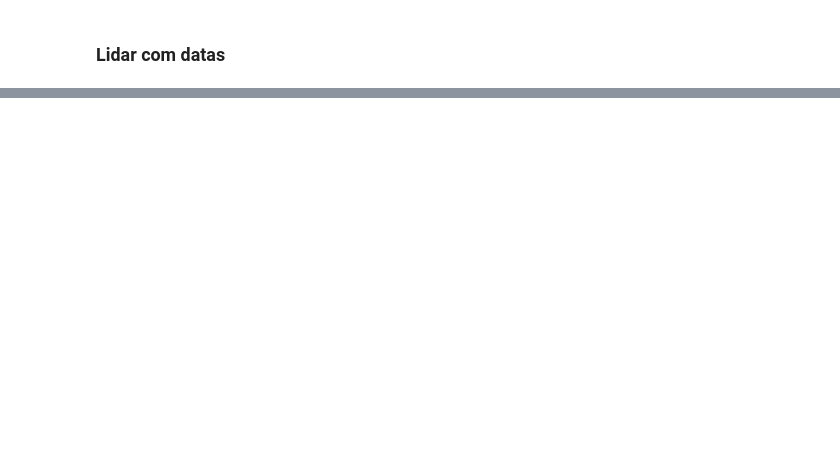
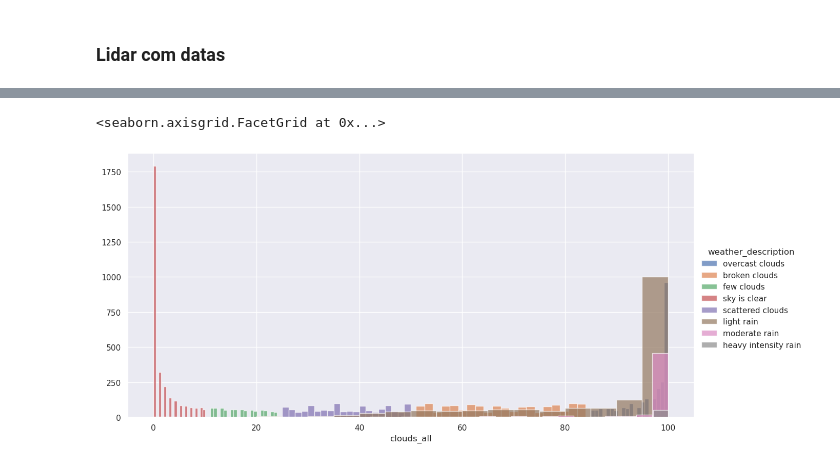
Before and after one commit to joaofaria19/DAA-Trabalho, a Jupyter notebook: competicao.ipynb, the cells around one changed output, grey strips where cells are left out. Saved outputs shown, nothing was run; the diff lists cells and outputs as text; code cells hidden in the pictures; blank space fills up the shorter version.

```diff
--- a/competicao.ipynb
+++ b/competicao.ipynb
@@ -459,0 +510,2 @@ plt.show()
+# %%
+df_train.drop('city_name',axis=1,inplace=True)
@@ -459,0 +563,8 @@ plt.show()
+# %%
+sns.set_style('darkgrid')
+g = sns.FacetGrid(df_train,hue='weather_description',height=6,aspect=2)
+g = g.map(plt.hist,'clouds_all',bins=20,alpha=0.7)
+g.add_legend()
+# %% [output]
+<seaborn.axisgrid.FacetGrid at 0x...>
+[figure, added]
```
Also changed, not shown: parts of 176 cells of this notebook, 7 other files.
